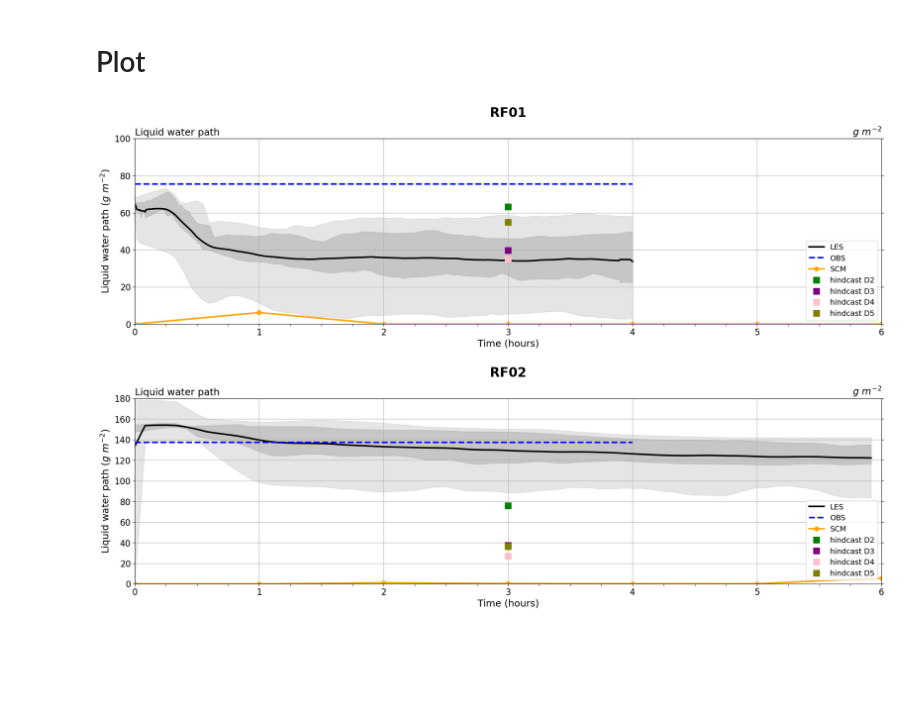
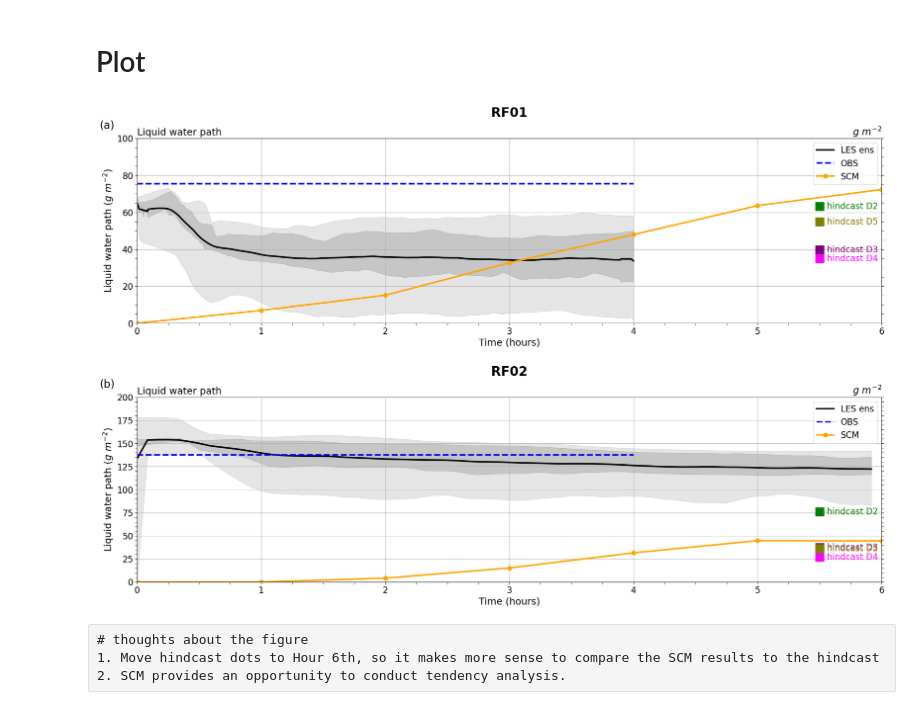
Before and after one commit to yihsuanchen/TaiESM1_Sc_diag, a Jupyter notebook: plot/plot_fig_xy_series-SCM.ipynb, the cells around one changed output. Drawn from its saved outputs; the diff is of its cells as text; code cells hidden in the pictures; blank space fills up the shorter version.

Commit message:
plot hindcast label

```diff
--- a/plot/plot_fig_xy_series-SCM.ipynb
+++ b/plot/plot_fig_xy_series-SCM.ipynb
@@ -72,11 +73,11 @@ les_rf02_tt = np.arange(0, tt2*300, 300) / 3600  # hours
 # %% [markdown]
 ## Read SCM data
 # %%
-datapath = "/lfs/home/yihsuanc/test/x4-scm_dycoms/"
+datapath = "/lfs/home/yihsuanc/data/data.TaiESM1_scm/scm_taiesm1/"
 
 files_scm = {
-    "rf01_tpdf":datapath+"q2_scm_taiesm1.dycomsrf01_yhc0509.dt_1200.macrop_tpdf/run/q2_scm_taiesm1.dycomsrf01_yhc0509.dt_1200.macrop_tpdf.cam.h0.1999-07-11-00000.nc",
-    "rf02_tpdf":datapath+"q2_scm_taiesm1.dycomsrf02_yhc0509.dt_1200.macrop_tpdf/run/q2_scm_taiesm1.dycomsrf02_yhc0509.dt_1200.macrop_tpdf.cam.h0.1999-07-11-00000.nc",
+    "rf01_tpdf":datapath+"scm_taiesm1.dycomsrf01_yhc0509.aeroIC.macrop_tpdf/run/scm_taiesm1.dycomsrf01_yhc0509.aeroIC.macrop_tpdf.cam.h0.1999-07-11-00000.nc",
+    "rf02_tpdf":datapath+"scm_taiesm1.dycomsrf02_yhc0509.aeroIC.macrop_tpdf/run/scm_taiesm1.dycomsrf02_yhc0509.aeroIC.macrop_tpdf.cam.h0.1999-07-11-00000.nc",
     #"rf01_tpdf": datapath+"q2_scm_taiesm1.dycomsrf01.psflx.macrop_tpdf/run/q2_scm_taiesm1.dycomsrf01.psflx.macrop_tpdf.cam.h0.1999-07-11-00000.nc",
     #"rf01_updf": datapath+"q2_scm_taiesm1.dycomsrf01.psflx.macrop_updf/run/q2_scm_taiesm1.dycomsrf01.psflx.macrop_updf.cam.h0.1999-07-11-00000.nc",
     #"rf02_tpdf": datapath+"q2_scm_taiesm1.dycomsrf02.psflx.macrop_tpdf/run/q2_scm_taiesm1.dycomsrf02.psflx.macrop_tpdf.cam.h0.1999-07-11-00000.nc",
@@ -415,13 +416,13 @@ def plot_time_series_LWP_SCM_LES(ax, choice):
         lwp_hindcast = lwp_hindcast_rf02
 
         mainstring = "RF02"
-        ylim = [0,180]
+        ylim = [0,200]
 
     #--- share
     linewidth = 3
 
     #--- plot les mean
-    ax.plot (tt_les, lwp_les_mean, 'k-', linewidth=linewidth, label = "LES")
+    ax.plot (tt_les, lwp_les_mean, 'k-', linewidth=linewidth, label = "LES ens")
 
     #--- plot obs
     ax.plot (tt_obs, [lwp_obs,lwp_obs], 'b--', linewidth=linewidth, label="OBS")
@@ -440,24 +441,32 @@ def plot_time_series_LWP_SCM_LES(ax, choice):
             )
 
     #--- plot hindcast
-    tt_hindcast = 3
+    tt_hindcast = 5.5
 
     # Sort the dictionary by date
     sorted_dates = sorted(lwp_hindcast.keys())
-    lwp_values = [lwp_hindcast[date] for date in sorted_dates]
+    lwp_values = [lwp_hindcast[date] for date in sorted_dates] # ["D2", "D3", "D4", "D5"]
+    labels_hindcast = ["D2", "D3", "D4", "D5"]
+
+    #target_labels = ["D3", "D5"]
+    target_labels = labels_hindcast.copy()
+    indices = [i for i, label in enumerate(labels_hindcast) if label in target_labels]
+    selected_lwp = [lwp_values[i] for i in indices]
 
     # Labels
-    labels_hindcast = ["D2", "D3", "D4", "D5"]
-    labels_hindcast = [f"hindcast {label}" for label in labels_hindcast]
+    #labels_hindcast = ["D3","D5"]
+    labels_hindcast_plot = [f"hindcast {label}" for label in target_labels]
 
     #colors_hindcast = ["deepskyblue","limegreen","hotpink","magenta"]
-    colors_hindcast = ["green","purple","pink","olive"]
+    colors_hindcast = ["green","purple","magenta","olive"]
 
-    for i, (val, label) in enumerate(zip(lwp_values, labels_hindcast)):
-        ax.plot(tt_hindcast, val, linestyle="None", marker="s", markersize=12, label=label, color=colors_hindcast[i])
+    for i, (val, label) in enumerate(zip(selected_lwp, labels_hindcast_plot)):
+        #ax.plot(tt_hindcast, val, linestyle="None", marker="s", markersize=20, label=label, color=colors_hindcast[i])
+        ax.plot(tt_hindcast, val, linestyle="None", marker="s", markersize=16, label=None, color=colors_hindcast[i])
+        ax.text(tt_hindcast+0.06, val, label, fontsize=16, color=colors_hindcast[i], va='center')
 
     #--- adjust figures
-    ax.legend(fontsize = 14, loc="lower right")
+    ax.legend(fontsize = 16, loc="upper right")
     ax.grid(True)
     ax.set_xlim(0,6)
     ax.set_ylim(ylim)
@@ -465,31 +474,49 @@ def plot_time_series_LWP_SCM_LES(ax, choice):
     fontsize_string = 18
     ax.set_title("Liquid water path", loc='left', fontsize = fontsize_string)
     ax.set_title(r"$g \ m^{-2}$", loc='right', fontsize = fontsize_string)
     ax.set_ylabel(r"Liquid water path ($g \ m^{-2}$)", fontsize = fontsize_string)
     ax.set_xlabel("Time (hours)", fontsize = fontsize_string)
 
     ax.tick_params(axis='both', which='both', direction='out', length=4, labelsize=16)  # This adds ticks to both axes
     #ax.tick_params(axis='x', which='both', top=True)  # Ticks on the top
     ax.tick_params(axis='y', which='both', right=True)  # Ticks on the right
 
     #set_minor_ticks(ax, 'x', n=2)
     ax.set_title(mainstring, loc='center', fontsize = 24, y=1.1, fontweight='bold')
 
+    ax.minorticks_on()
     minor_ticks = np.arange(0, 6, 1/4)
     minor_ticks = minor_ticks[np.abs(minor_ticks % 1) > 1e-8]  # remove major tick overlaps
     ax.set_xticks(minor_ticks, minor=True)
 
 #-----------
 # do_test
 #-----------
 do_test = "111"
 
 if do_test == "111":
     fig, (ax1,ax2) = plt.subplots(2,1, figsize=(25, 15))
 
     plot_time_series_LWP_SCM_LES(ax1, choice="RF01")
     plot_time_series_LWP_SCM_LES(ax2, choice="RF02")
 
     plt.subplots_adjust(hspace=0.4)  # Try values like 0.3, 0.5, etc.
+
+    #--- add subplot labels
+    import string
+    def add_labels_to_subplots(axes, num_labels=20, fontsize=8):
+        # Generate labels from "(a)" to the specified number of labels
+        labels = [f"({char})" for char in string.ascii_lowercase[:num_labels]]
+
+        for i, ax in enumerate(axes):
+            if i < len(labels):  # Ensure we don't exceed the number of labels
+                ax.text(-0.05, 1.1, labels[i], transform=ax.transAxes, fontsize=20, verticalalignment='top')
+
+    axes_all = [ax1, ax2]
+    add_labels_to_subplots(axes_all)
 # %% [output]
-[figure, old version]
+[figure, new version]
+# %% [raw]
+# thoughts about the figure
+1. Move hindcast dots to Hour 6th, so it makes more sense to compare the SCM results to the hindcast
+2. SCM provides an opportunity to conduct tendency analysis.
```
Also changed, not shown: parts of 2 cells of this notebook.
